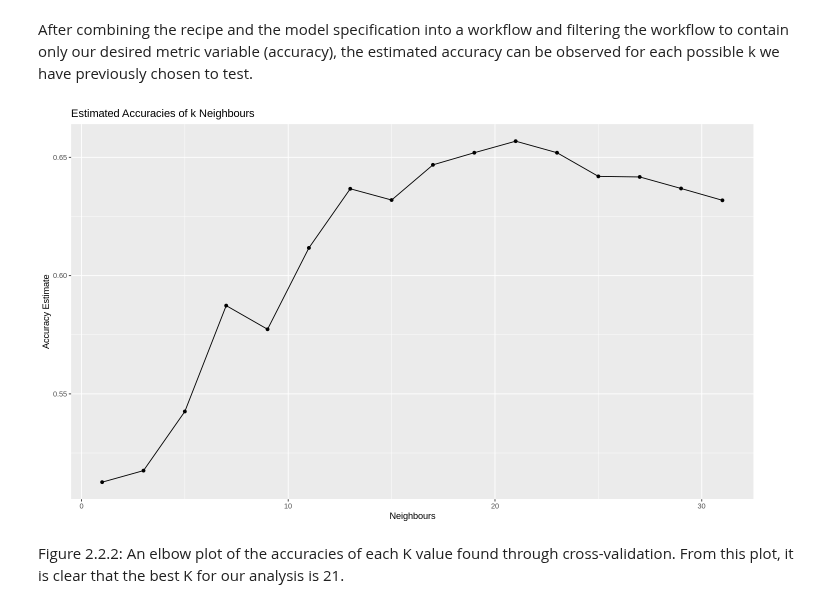
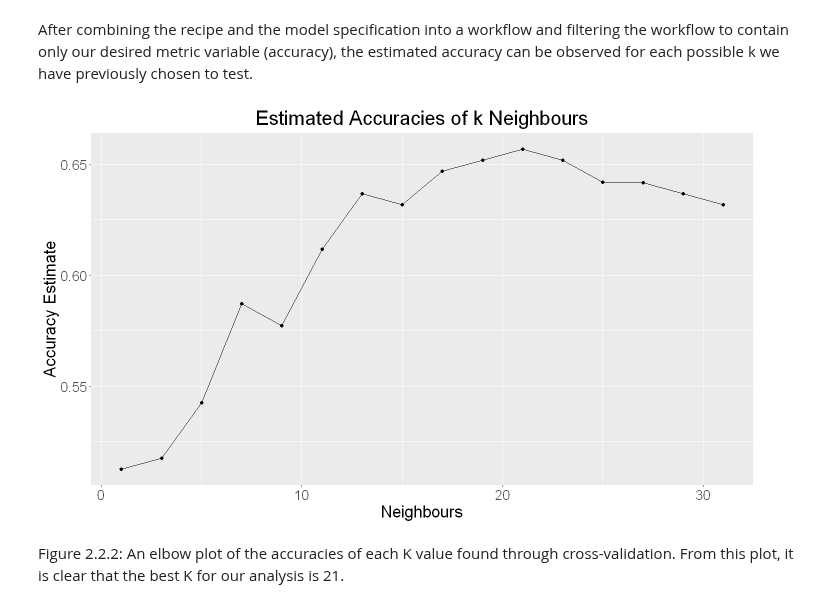
Before and after one commit to elshire7311/dsci100_group73, a Jupyter notebook: heart_analysis.ipynb, the cells around one changed output. Cells and saved outputs as stored; diff of their text form; code cells hidden in the pictures.

```diff
--- a/heart_analysis.ipynb
+++ b/heart_analysis.ipynb
@@ -315,2 +276,2 @@ We create the model specification here. We use the k nearest neighbor algorithm
 # %%
-tibble_made <- tibble(neighbors = seq(from = 1, to = 31, by = 2))
+k_tibble <- tibble(neighbors = seq(from = 1, to = 31, by = 2))
@@ -320,7 +279,7 @@ ERROR: Error in tibble(neighbors = seq(from = 1, to = 31, by = 2)): could not fi
 results <- workflow() |>
   add_recipe(hungarian_recipe) |>
   add_model(knn_spec) |>
-  tune_grid(resamples = hungarian_vfold, grid = tibble_made) |>
+  tune_grid(resamples = hungarian_vfold, grid = k_tibble) |>
   collect_metrics() |>
   filter(.metric == "accuracy")
 
@@ -352,15 +311,16 @@ After combining the recipe and the model specification into a workflow and filte
 # %%
 options(repr.plot.width = 12, repr.plot.height = 7)
 
 cross_val_plot <- results |>
     ggplot(aes(x = neighbors, y = mean)) +
     geom_line() +
     geom_point() +
-    labs(x = "Neighbours", y = "Accuracy Estimate", title = "Estimated Accuracies of k Neighbours")
+    labs(x = "Neighbours", y = "Accuracy Estimate", title = "Estimated Accuracies of k Neighbours") +
+    theme(text = element_text(size=20), plot.title = element_text(hjust=0.5))
 
 cross_val_plot
 # %% [output]
-[figure, old version]
+[figure, new version]
 # %% [markdown]
 Figure 2.2.2: An elbow plot of the accuracies of each K value found through cross-validation. From this plot, it is clear that the best K for our analysis is 21.
 # %% [markdown]
```
Also changed, not shown: parts of 26 cells of this notebook, 1 other file.
